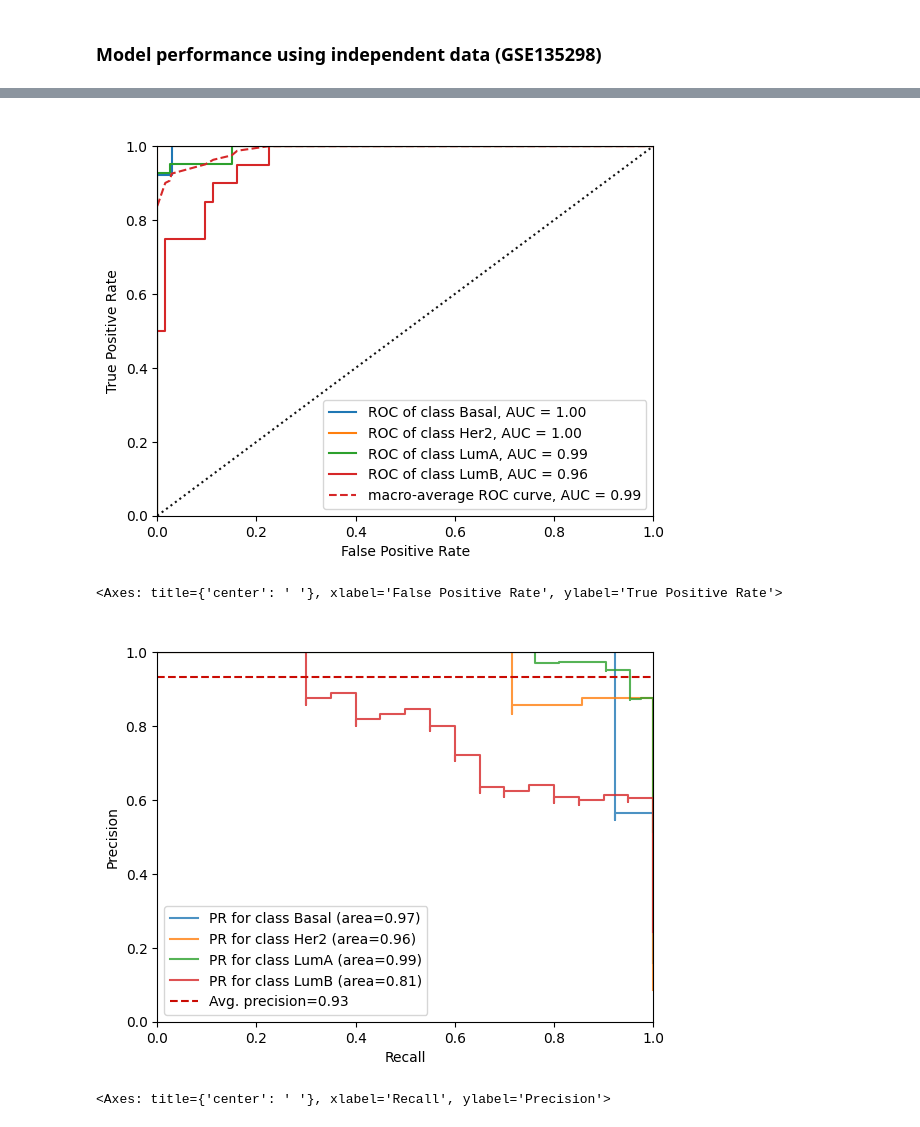
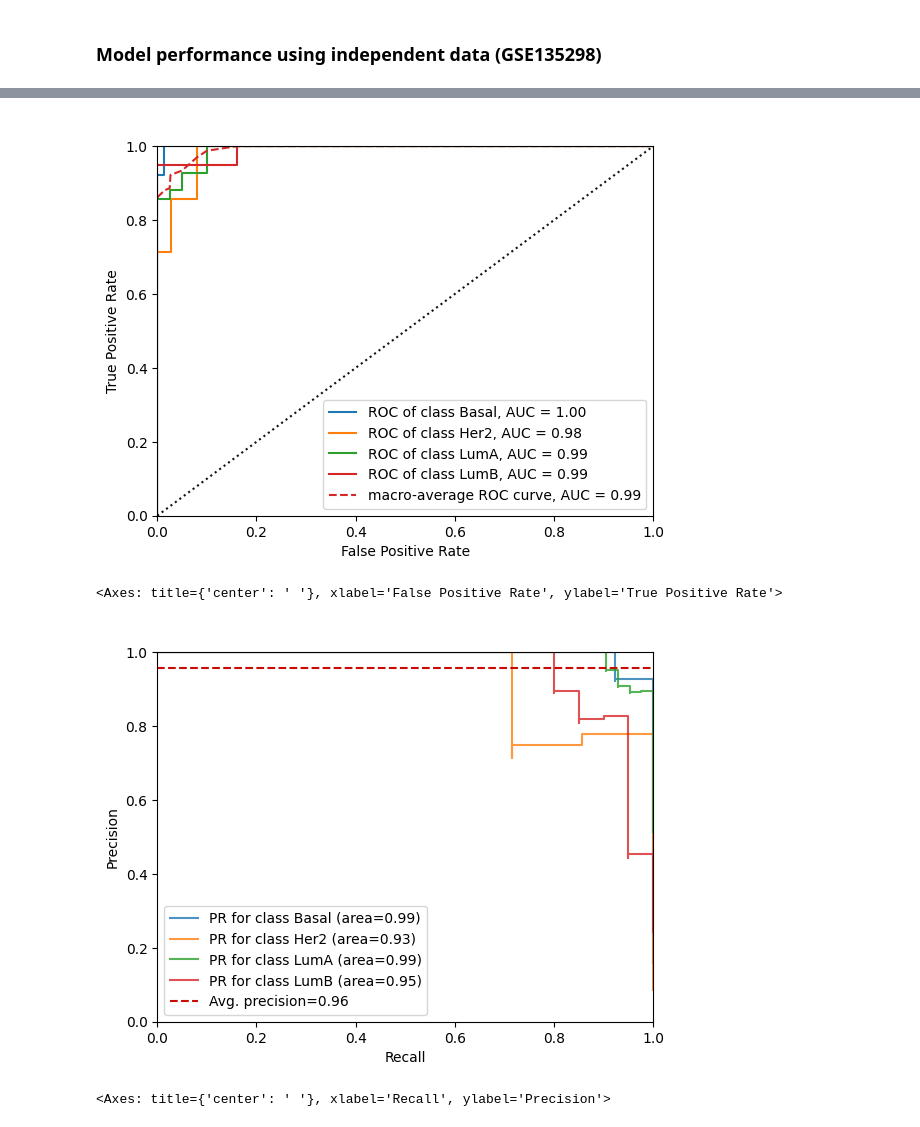
Before and after one commit to jeong2624/ML_BRCA-subtype, a Jupyter notebook: External_validation/LR_external_validation.ipynb, the cells around one changed output, grey strips where cells are left out. Saved outputs shown, nothing was run; the diff lists cells and outputs as text; code cells hidden in the pictures.

```diff
--- a/External_validation/LR_external_validation.ipynb
+++ b/External_validation/LR_external_validation.ipynb
@@ -327,7 +263,7 @@ visualizer.show()
 plt.rcdefaults()
 visualizer = PrecisionRecallCurve(model, classes = ["Basal", "Her2", "LumA", "LumB"], micro = True, per_class = True, title = " ")
 
-visualizer.fit(X_res, y_res)
+visualizer.fit(X_train, y_train)
 visualizer.score(GPL18573_feature, GPL18573_target)
 visualizer.show()
 # %% [output]
@@ -363,10 +299,7 @@ roc_auc_score(GPL18573_target, y_pred_proba, multi_class = "ovr", average = "mac
 # %%
 # Load test gene expression dataset (GSE135298).
 # The gene expression values were defined as log2(TPM + 1).
-GSE135298_feature = pd.read_csv("/home/wjddns037/Code/Project_code/GSE135298_feature_scale.csv", sep = "\t")
-GSE135298_feature.index = GSE135298_feature.loc[:, "Unnamed: 0"].tolist()
-GSE135298_feature = GSE135298_feature.drop(columns = ["Unnamed: 0"])
-
+GSE135298_feature = pd.read_csv("GSE135298_feature_scale.csv", sep = "\t", index_col = "Unnamed: 0")
 GSE135298_feature = GSE135298_feature.loc[:, X_train.columns.tolist()]
 GSE135298_feature.shape
 # %% [output]
@@ -394,8 +325,5 @@ plt.xticks(rotation = 45)
 # %%
 # Load test PAM50 dataset.
-GSE135298_target = pd.read_csv("/home/wjddns037/Code/Project_code/GSE135298_PAM50.csv", sep = "\t")
-GSE135298_target.index = GSE135298_target.loc[:, "Unnamed: 0"].tolist()
-GSE135298_target = GSE135298_target.drop(axis = 1, columns = ["Unnamed: 0"])
-
-GSE135298_target = encoder.transform(GSE135298_target)
-GSE135298_target
+GSE135298_target = pd.read_csv("GSE135298_PAM50.csv", sep = "\t", index_col = "geo_accession")
+GSE135298_target_encoder = encoder.transform(GSE135298_target)
+GSE135298_target = pd.Series(GSE135298_target_encoder, index = GSE135298_target.index)
@@ -437,22 +360,22 @@ plt.show()
 plt.rcdefaults()
 visualizer = ROCAUC(model, classes = ["Basal", "Her2", "LumA", "LumB"], macro = True, micro = False, title = " ", fontsize = 15)
 
-visualizer.fit(X_res, y_res)
+visualizer.fit(X_train, y_train)
 visualizer.score(GSE135298_feature, GSE135298_target)
 visualizer.show()
 # %% [output]
-[figure, old version]
+[figure, new version]
 <Axes: title={'center': ' '}, xlabel='False Positive Rate', ylabel='True Positive Rate'>
 # %%
 # Precision-Recall curve
 plt.rcdefaults()
 visualizer = PrecisionRecallCurve(model, classes = ["Basal", "Her2", "LumA", "LumB"], micro = True, per_class = True, title = " ")
 
-visualizer.fit(X_res, y_res)
+visualizer.fit(X_train, y_train)
 visualizer.score(GSE135298_feature, GSE135298_target)
 visualizer.show()
 # %% [output]
-[figure, old version]
+[figure, new version]
 <Axes: title={'center': ' '}, xlabel='Recall', ylabel='Precision'>
 # %%
 # accuracy
```
Also changed, not shown: parts of 42 cells of this notebook, 1 other file.
